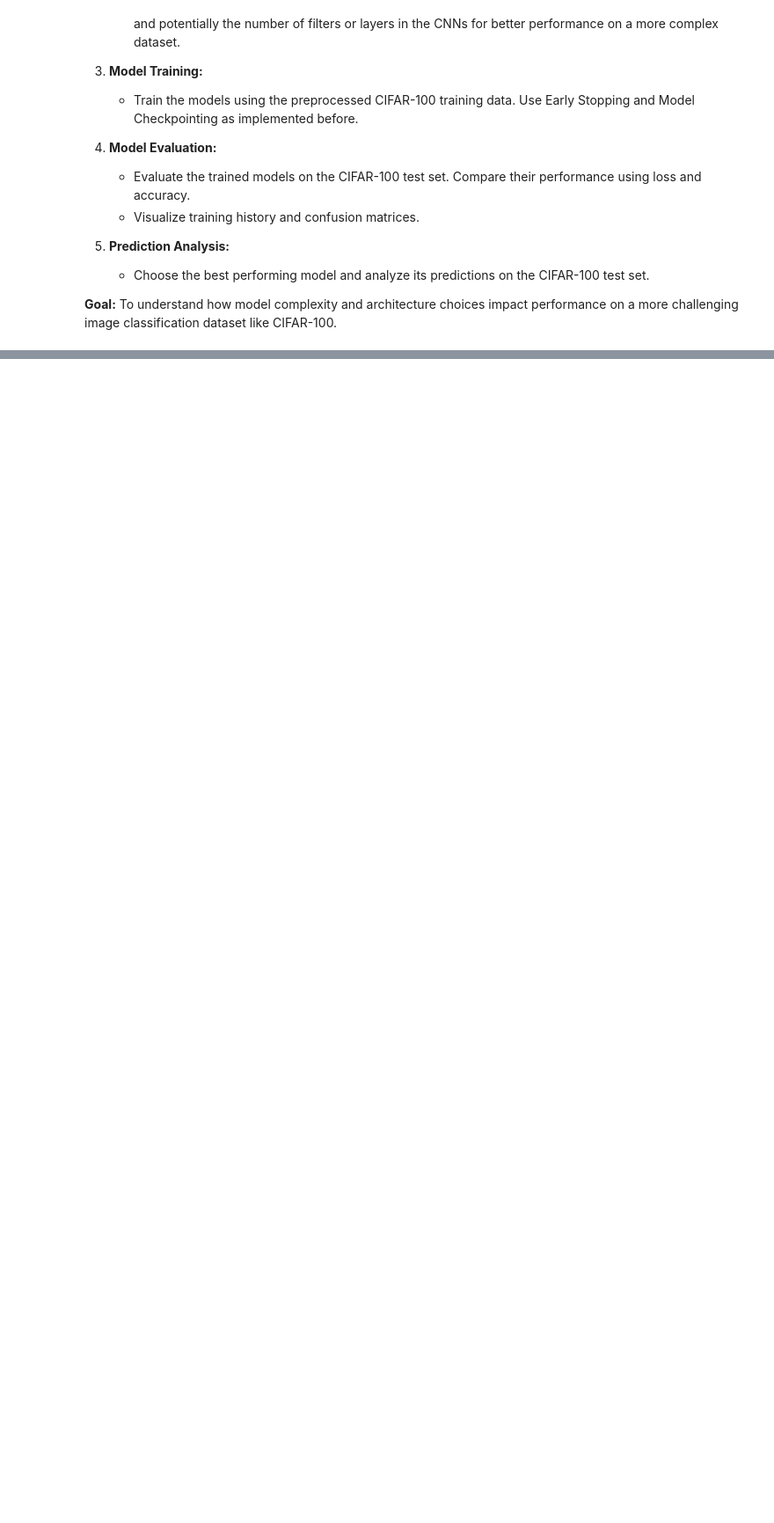
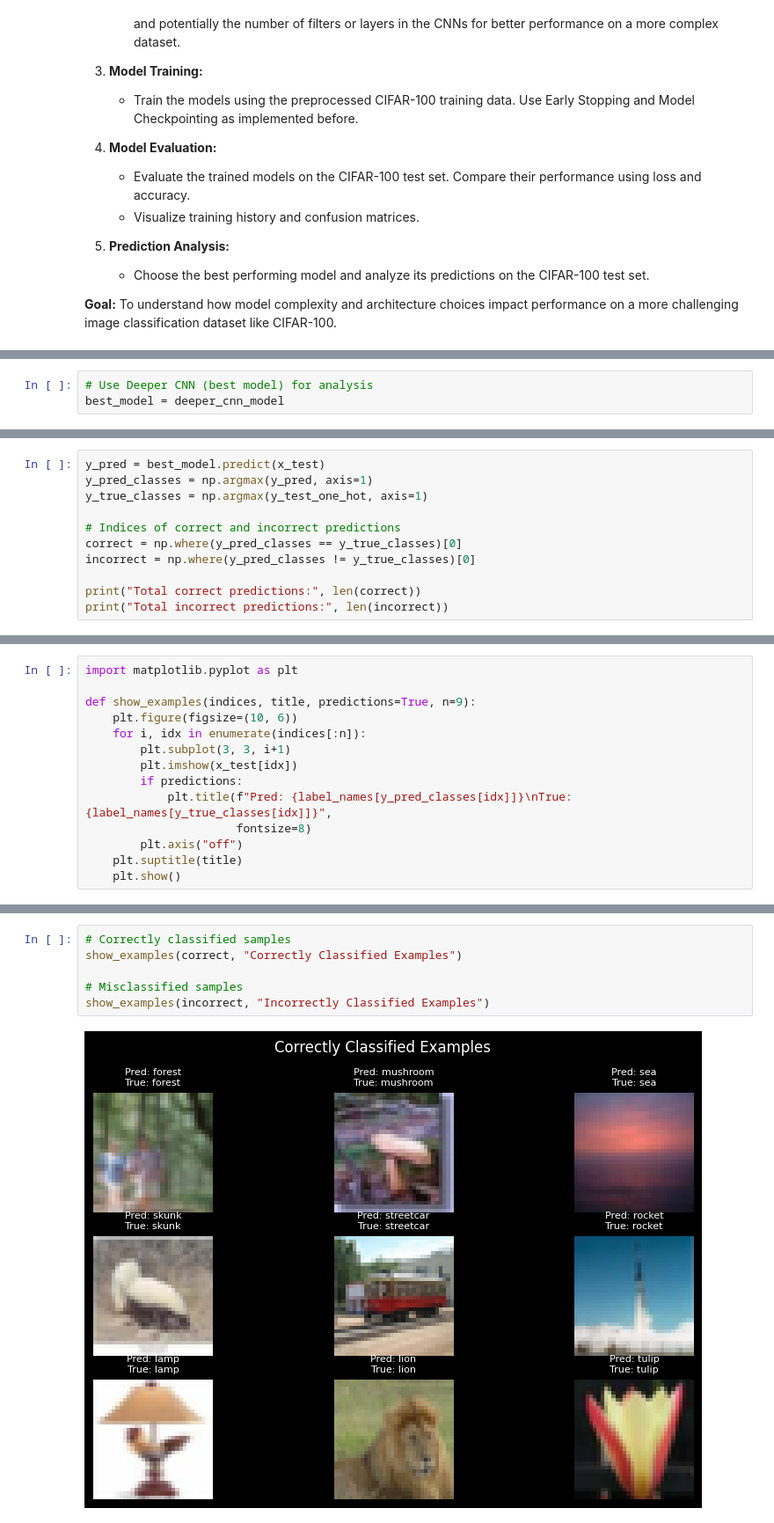
Before and after one commit to sourav-bhattacharya-github/Python_project, a Jupyter notebook: 8_Vision_AI_Fundamentals_Building_a_Digit_Recognizer_from_Scratch.ipynb, the cells around one changed output, grey strips where cells are left out. Shown at 88% size. Saved outputs shown, nothing was run; the diff lists cells and outputs as text; blank space fills up the shorter version.

```diff
--- a/8_Vision_AI_Fundamentals_Building_a_Digit_Recognizer_from_Scratch.ipynb
+++ b/8_Vision_AI_Fundamentals_Building_a_Digit_Recognizer_from_Scratch.ipynb
@@ -698,0 +1149,3 @@ Follow these steps:
+# %%
+# Use Deeper CNN (best model) for analysis
+best_model = deeper_cnn_model
@@ -698,0 +1154,11 @@ Follow these steps:
+# %%
+y_pred = best_model.predict(x_test)
+y_pred_classes = np.argmax(y_pred, axis=1)
+y_true_classes = np.argmax(y_test_one_hot, axis=1)
+
+# Indices of correct and incorrect predictions
+correct = np.where(y_pred_classes == y_true_classes)[0]
+incorrect = np.where(y_pred_classes != y_true_classes)[0]
+
+print("Total correct predictions:", len(correct))
+print("Total incorrect predictions:", len(incorrect))
@@ -698,0 +1196,14 @@ Follow these steps:
+# %%
+import matplotlib.pyplot as plt
+
+def show_examples(indices, title, predictions=True, n=9):
+    plt.figure(figsize=(10, 6))
+    for i, idx in enumerate(indices[:n]):
+        plt.subplot(3, 3, i+1)
+        plt.imshow(x_test[idx])
+        if predictions:
+            plt.title(f"Pred: {label_names[y_pred_classes[idx]]}\nTrue: {label_names[y_true_classes[idx]]}",
+                      fontsize=8)
+        plt.axis("off")
+    plt.suptitle(title)
+    plt.show()
@@ -698,0 +1212,8 @@ Follow these steps:
+# %%
+# Correctly classified samples
+show_examples(correct, "Correctly Classified Examples")
+
+# Misclassified samples
+show_examples(incorrect, "Incorrectly Classified Examples")
+# %% [output]
+[figure, added]
```
Also changed, not shown: parts of 49 cells of this notebook.
